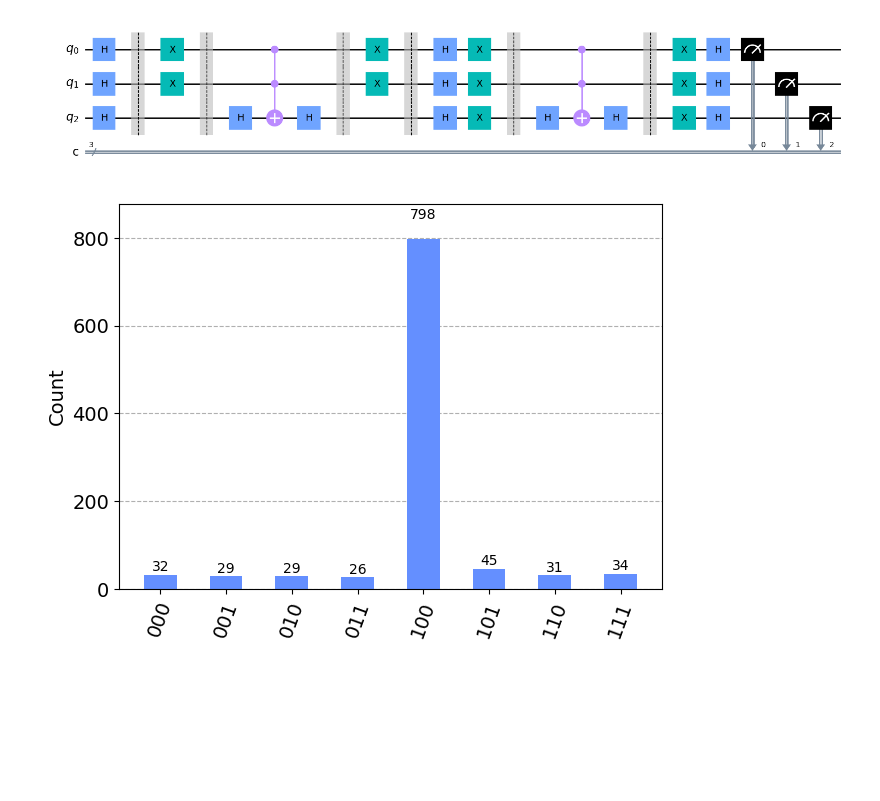
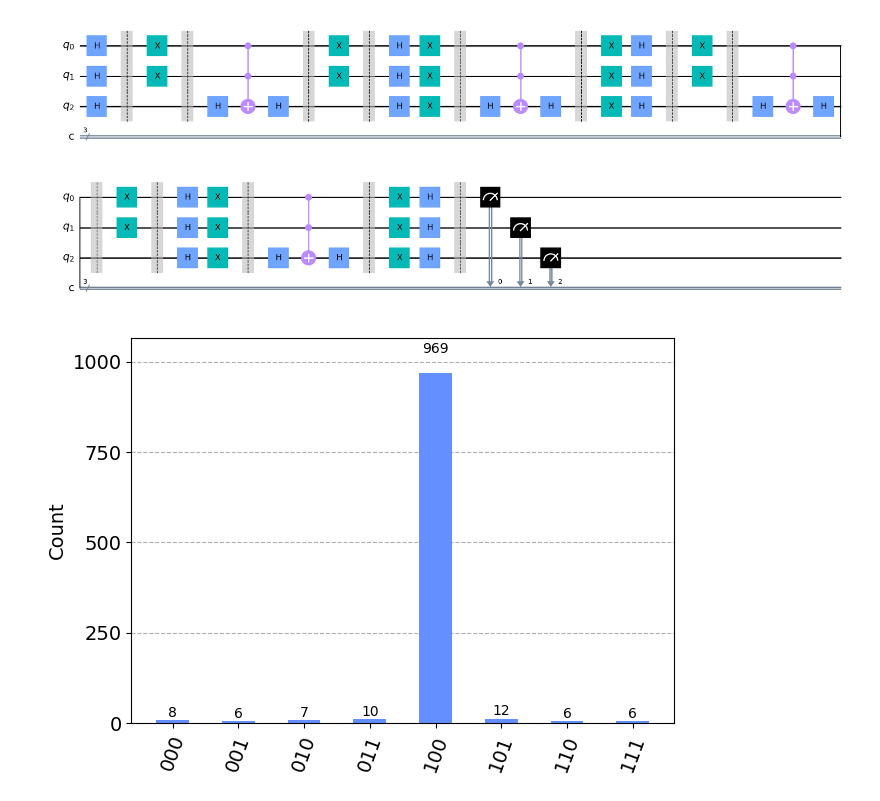
Before and after one commit to kilaposhi/Quantum_info_classes_kila, a Jupyter notebook: Algorithme_de_Grover.ipynb, the cells around one changed output. Drawn from its saved outputs; the diff is of its cells as text; code cells hidden in the pictures; blank space fills up the shorter version.

Commit message:
grover algo finished and updates

```diff
--- a/Algorithme_de_Grover.ipynb
+++ b/Algorithme_de_Grover.ipynb
@@ -23,75 +40,80 @@ from qiskit import QuantumCircuit, assemble, transpile
 # import basic plot tools
 from qiskit.visualization import plot_histogram
 
-def create_grover_circ( seeked_qubit): # seeked_qubit is a string that represent the qubit we're looking for
+def create_grover_circ( seeked_qubit, num_grover_iteration = 0): # seeked_qubit is a string that represent the qubit we're looking for
     seeked_qubit = seeked_qubit[::-1]
     n = len(seeked_qubit)
     qc = QuantumCircuit(n,n)
     for i in range(n):
         qc.h(i)
     qc.barrier()
+    num_it= math.floor(math.sqrt(2**n)) # The number of diffuser depend of the number of qubit
+    if num_grover_iteration:
+        num_it =num_grover_iteration
+    for i in range(num_it):
+        create_oracle(qc, n, seeked_qubit)
+        qc.barrier()
+        create_diffuser(qc, n)
+        qc.barrier()
+
+    counts = measure_circ(qc, n)
+    return qc, counts
+
+def create_oracle(qc, n, seeked_qubit):
+
     for i in range(len(seeked_qubit)): # str to iterate through the qubit value
         if seeked_qubit[i] == '0':
             qc.x(i)
+    qc.barrier()
     create_CCZgate(qc,n)
+    qc.barrier()
 
     for i in range(len(seeked_qubit)): # str to iterate through the qubit value
         if seeked_qubit[i] == '0':      # We add a X gate when there is a zero (to mark the seeked value)
             qc.x(i)
 
-    #### Doesn't work
-    num_it= math.floor(math.sqrt(2**n)) # The number of diffuser depend of the number of qubit
-    #### We'll use only one iteration for now
-    num_it = 1
-    for i in range(num_it):
-        create_diffuser(qc, n)
-
-    counts = measure_circ(qc, n)
-    return qc, counts
-
 def create_diffuser(qc, n):
-    qc.barrier()
     for i in range(n):
         qc.h(i)
     for i in range(n):
         qc.x(i)
+    qc.barrier()
     create_CCZgate(qc,n)
+    qc.barrier()
     for i in range(n):
         qc.x(i)
     for i in range(n):
         qc.h(i)
 
     return qc
 
 def measure_circ(qc, n):
     for i in range(n):
         qc.measure(i,i)
     aer_sim = Aer.get_backend('aer_simulator')
     #transpiled_circuit = transpile(qc, aer_sim)
     qobj = assemble(qc,aer_sim)
     results = aer_sim.run(qobj).result()
     counts = results.get_counts()
 
     return counts
 
 
 def create_CCZgate(qc, n):
-    qc.barrier()
     qc.h(n-1)
     qc.mct(list(range(n-1)),n-1)
     qc.h(n-1)
-    qc.barrier()
     return qc
 
 
 
 
 qc, counts = create_grover_circ('100') # we're looking for |100>
 display(qc.draw('mpl'))
 display(plot_histogram(counts))
 # %% [output]
-[figure, old version]
+[figure, new version]
-[figure, old version]
+[figure, new version]
 # %%
 # trouver 101, 001 et 010 :
 qc, counts1 = create_grover_circ('101')
```
Also changed, not shown: parts of 8 cells of this notebook, 1 other file.
